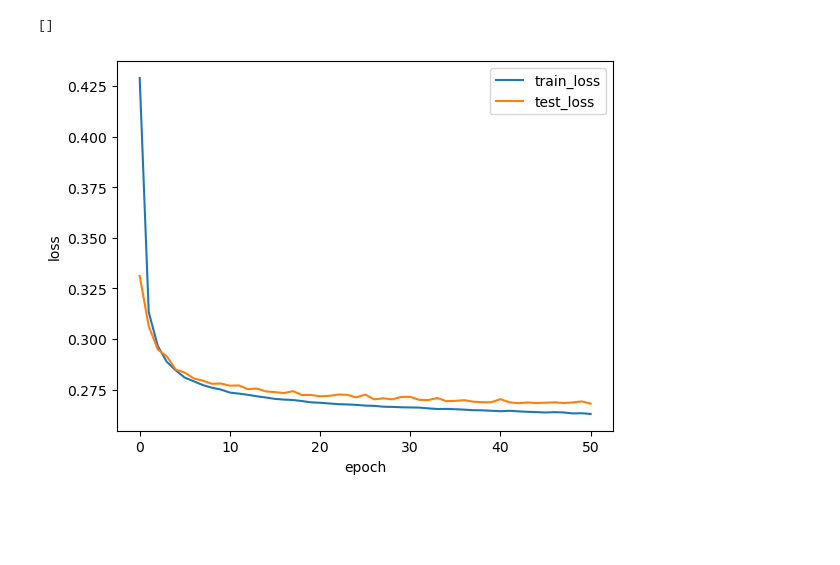
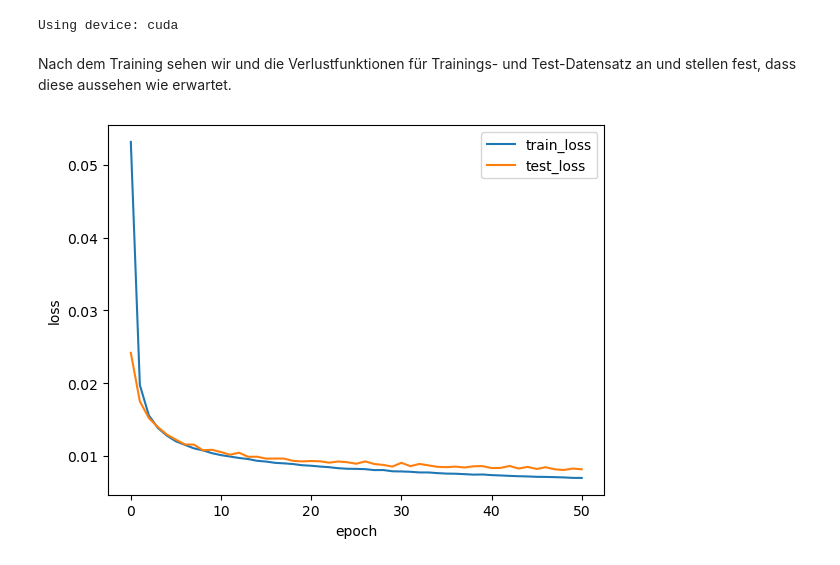
Before and after one commit to fhswf/Aufgaben_Deep_Learning, a Jupyter notebook: Veranstaltung_4/Musterlösung_1.ipynb, the cells around one changed output. Drawn from its saved outputs; the diff is of its cells as text; code cells hidden in the pictures; blank space fills up the shorter version.

```diff
--- a/Veranstaltung_4/Musterlösung_1.ipynb
+++ b/Veranstaltung_4/Musterlösung_1.ipynb
@@ -87,15 +122,20 @@ def to_image(x):
 # %%
 number_epochs = 51
 learning_rate = 1e-4
-device = torch.device("cuda:0" if torch.cuda.is_available() else "cpu")
+device = torch.device('cuda:0' if torch.cuda.is_available() else 'cpu')        # choose GPU using cuda if available
+device = torch.device('mps' if torch.backends.mps.is_available() else device)  # choose mps for Apple M chips if available
+print(f"Using device: {device.type}")
 
-model = Autoencoder(32)
+model = Autoencoder(latent_size=32)
 model = model.to(device)
 
-#criterion = nn.MSELoss()
-criterion = nn.BCELoss()
-optimizer = torch.optim.AdamW(model.parameters(), lr=learning_rate)
+criterion = nn.MSELoss()
+#criterion = nn.BCELoss()
+#optimizer = torch.optim.AdamW(model.parameters(), lr=learning_rate)
+optimizer = torch.optim.Adam(model.parameters(), lr=learning_rate)
 
 train_loss = []
 test_loss = []
+# %% [output]
+Using device: cuda
 # %%
@@ -143,10 +188,13 @@ with tqdm(range(number_epochs)) as iterator:
+# %% [markdown]
+Nach dem Training sehen wir und die Verlustfunktionen für Trainings- und Test-Datensatz an und stellen fest, dass diese aussehen wie erwartet.
 # %%
-plt.plot(range(len(train_loss)), train_loss, label="train_loss")
-plt.plot(range(len(test_loss)), test_loss, label="test_loss")
-plt.legend()
-plt.xlabel("epoch")
-plt.ylabel("loss")
-plt.plot()
+def plot_losses(train_loss,test_loss):
+    plt.plot(range(len(train_loss)), train_loss, label="train_loss")
+    plt.plot(range(len(test_loss)), test_loss, label="test_loss")
+    plt.legend()
+    plt.xlabel("epoch")
+    plt.ylabel("loss")
+
+plot_losses(train_loss,test_loss)
 # %% [output]
-[]
-[figure, old version]
+[figure, new version]
```
Also changed, not shown: parts of 28 cells of this notebook.
